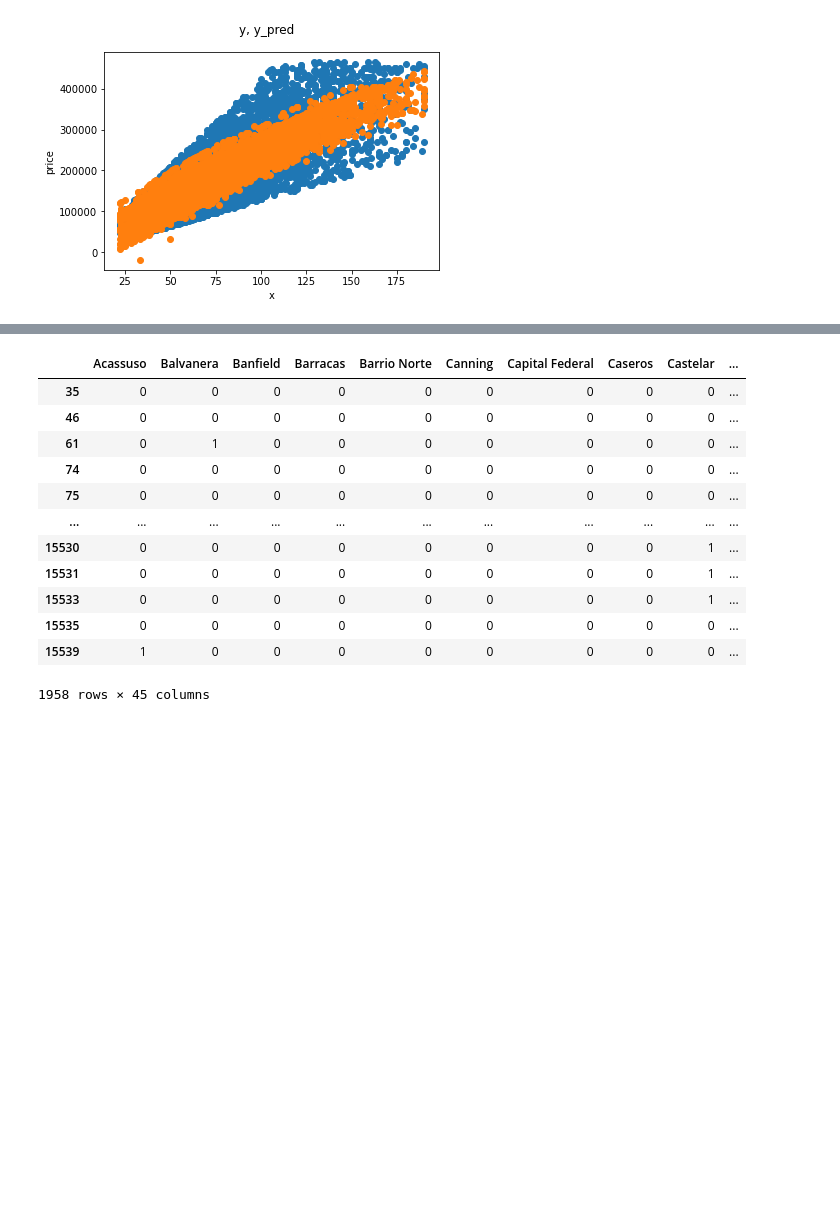
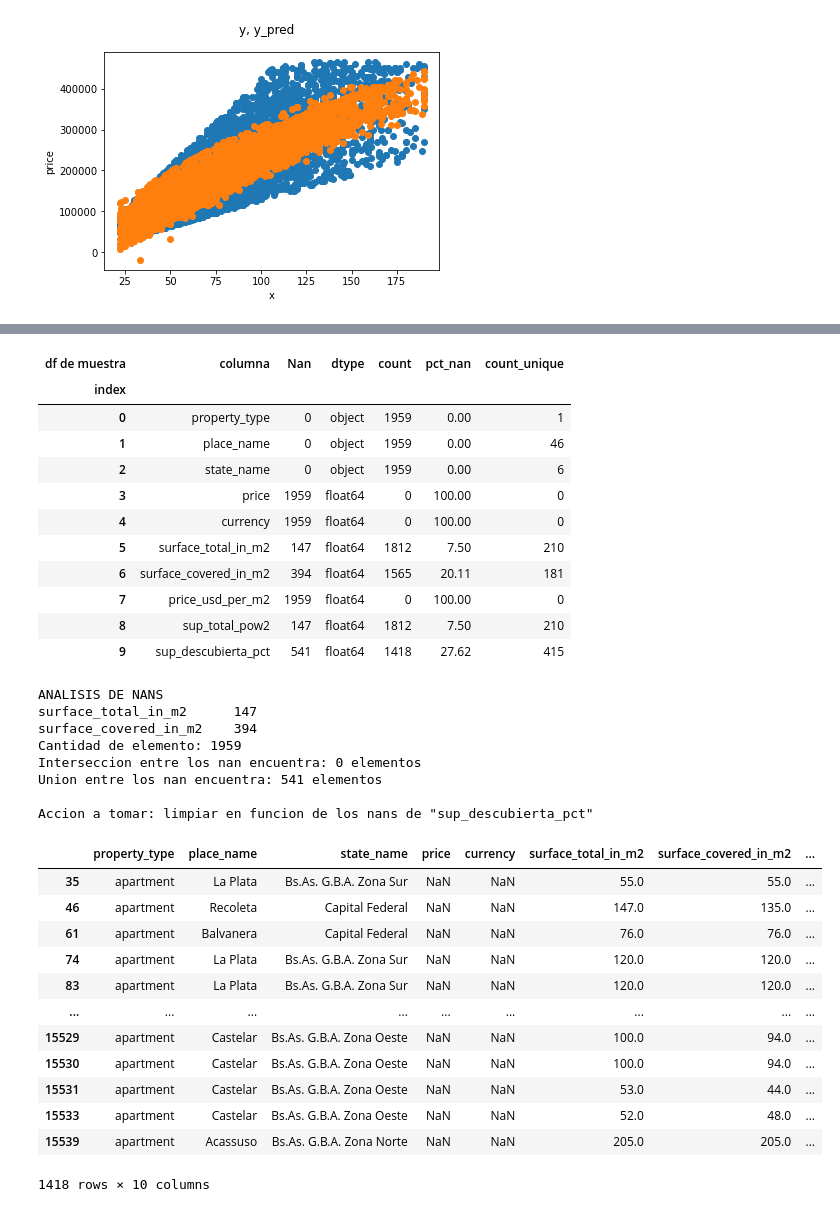
Before and after one commit to grupo4dhds/grupo4_git, a Jupyter notebook: workshop2_G4_ml.ipynb, the cells around one changed output, grey strips where cells are left out. Cells and saved outputs as stored; diff of their text form; code cells hidden in the pictures; blank space fills up the shorter version.

```diff
--- a/workshop2_G4_ml.ipynb
+++ b/workshop2_G4_ml.ipynb
@@ -85,6 +88,18 @@ def variables_feature(frame):
     frame['sup_descubierta_pct'] = frame.sup_descubierta / frame.surface_total_in_m2 *100
     frame = frame.drop('sup_descubierta', axis=1)
     return frame
+
+def analisis_nans(frame):
+    df = data_info(frame)
+    lista_not_na = list((df[df.Nan == 0].columna).values)
+    lista_con_na = list((df[df.Nan != 0].columna).values)
+
+    print ('ANALISIS DE NANS')
+    print (frame[lista_con_na].isna().sum().to_string())
+    #print ('La suma es {}'.format(3198+746))
+    print ('Cantidad de elemento: {}'.format(frame[lista_con_na].shape[0]))
+    print ('Interseccion entre los nan encuentra: {} elementos'.format(frame[lista_con_na].isna().all(axis=1).sum()))
+    print('Union entre los nan encuentra: {} elementos'.format(frame[lista_con_na].isna().any(axis=1).sum()))
 # %%
 data = pd.read_csv('data_apartment_5_final.csv')
 data.drop(list(data.columns)[0], axis=1, inplace=True)
@@ -390,20 +401,45 @@ muestra
-# %%
-dummy_place_sample = pd.get_dummies(muestra.place_name)
-dummy_place_sample
-# %% [output]
-|  | Acassuso | Balvanera | Banfield | Barracas | Barrio Norte | Canning | Capital Federal | Caseros | Castelar | ... |
-| 35 | 0 | 0 | 0 | 0 | 0 | 0 | 0 | 0 | 0 | ... |
-| 46 | 0 | 0 | 0 | 0 | 0 | 0 | 0 | 0 | 0 | ... |
-| 61 | 0 | 1 | 0 | 0 | 0 | 0 | 0 | 0 | 0 | ... |
-| 74 | 0 | 0 | 0 | 0 | 0 | 0 | 0 | 0 | 0 | ... |
-| 75 | 0 | 0 | 0 | 0 | 0 | 0 | 0 | 0 | 0 | ... |
-| ... | ... | ... | ... | ... | ... | ... | ... | ... | ... | ... |
-| 15530 | 0 | 0 | 0 | 0 | 0 | 0 | 0 | 0 | 1 | ... |
-| 15531 | 0 | 0 | 0 | 0 | 0 | 0 | 0 | 0 | 1 | ... |
-| 15533 | 0 | 0 | 0 | 0 | 0 | 0 | 0 | 0 | 1 | ... |
-| 15535 | 0 | 0 | 0 | 0 | 0 | 0 | 0 | 0 | 0 | ... |
-| 15539 | 1 | 0 | 0 | 0 | 0 | 0 | 0 | 0 | 0 | ... |
-1958 rows × 45 columns
+# %%
+display (data_info(muestra,'muestra'))
+analisis_nans(muestra.loc[:,['surface_total_in_m2', 'surface_covered_in_m2','place_name']])
+print ()
+print ('Accion a tomar: limpiar en funcion de los nans de "sup_descubierta_pct"')
+
+muestra = muestra.loc[muestra.sup_descubierta_pct.notna()]
+muestra
+# %% [output]
+| df de muestra | columna | Nan | dtype | count | pct_nan | count_unique |
+| index |  |  |  |  |  |  |
+| 0 | property_type | 0 | object | 1959 | 0.00 | 1 |
+| 1 | place_name | 0 | object | 1959 | 0.00 | 46 |
+| 2 | state_name | 0 | object | 1959 | 0.00 | 6 |
+| 3 | price | 1959 | float64 | 0 | 100.00 | 0 |
+| 4 | currency | 1959 | float64 | 0 | 100.00 | 0 |
+| 5 | surface_total_in_m2 | 147 | float64 | 1812 | 7.50 | 210 |
+| 6 | surface_covered_in_m2 | 394 | float64 | 1565 | 20.11 | 181 |
+| 7 | price_usd_per_m2 | 1959 | float64 | 0 | 100.00 | 0 |
+| 8 | sup_total_pow2 | 147 | float64 | 1812 | 7.50 | 210 |
+| 9 | sup_descubierta_pct | 541 | float64 | 1418 | 27.62 | 415 |
+ANALISIS DE NANS
+surface_total_in_m2      147
+surface_covered_in_m2    394
+Cantidad de elemento: 1959
+Interseccion entre los nan encuentra: 0 elementos
+Union entre los nan encuentra: 541 elementos
+
+Accion a tomar: limpiar en funcion de los nans de "sup_descubierta_pct"
+|  | property_type | place_name | state_name | price | currency | surface_total_in_m2 | surface_covered_in_m2 | ... |
+| 35 | apartment | La Plata | Bs.As. G.B.A. Zona Sur | NaN | NaN | 55.0 | 55.0 | ... |
+| 46 | apartment | Recoleta | Capital Federal | NaN | NaN | 147.0 | 135.0 | ... |
+| 61 | apartment | Balvanera | Capital Federal | NaN | NaN | 76.0 | 76.0 | ... |
+| 74 | apartment | La Plata | Bs.As. G.B.A. Zona Sur | NaN | NaN | 120.0 | 120.0 | ... |
+| 83 | apartment | La Plata | Bs.As. G.B.A. Zona Sur | NaN | NaN | 120.0 | 120.0 | ... |
+| ... | ... | ... | ... | ... | ... | ... | ... | ... |
+| 15529 | apartment | Castelar | Bs.As. G.B.A. Zona Oeste | NaN | NaN | 100.0 | 94.0 | ... |
+| 15530 | apartment | Castelar | Bs.As. G.B.A. Zona Oeste | NaN | NaN | 100.0 | 94.0 | ... |
+| 15531 | apartment | Castelar | Bs.As. G.B.A. Zona Oeste | NaN | NaN | 53.0 | 44.0 | ... |
+| 15533 | apartment | Castelar | Bs.As. G.B.A. Zona Oeste | NaN | NaN | 52.0 | 48.0 | ... |
+| 15539 | apartment | Acassuso | Bs.As. G.B.A. Zona Norte | NaN | NaN | 205.0 | 205.0 | ... |
+1418 rows × 10 columns
 # %%
 data_check = pd.read_csv('data_apartment_4_statistic.csv')
 data_check = data_check.rename({'Unnamed: 0':'place_name'}, axis=1)
```
Also changed, not shown: parts of 22 cells of this notebook.
